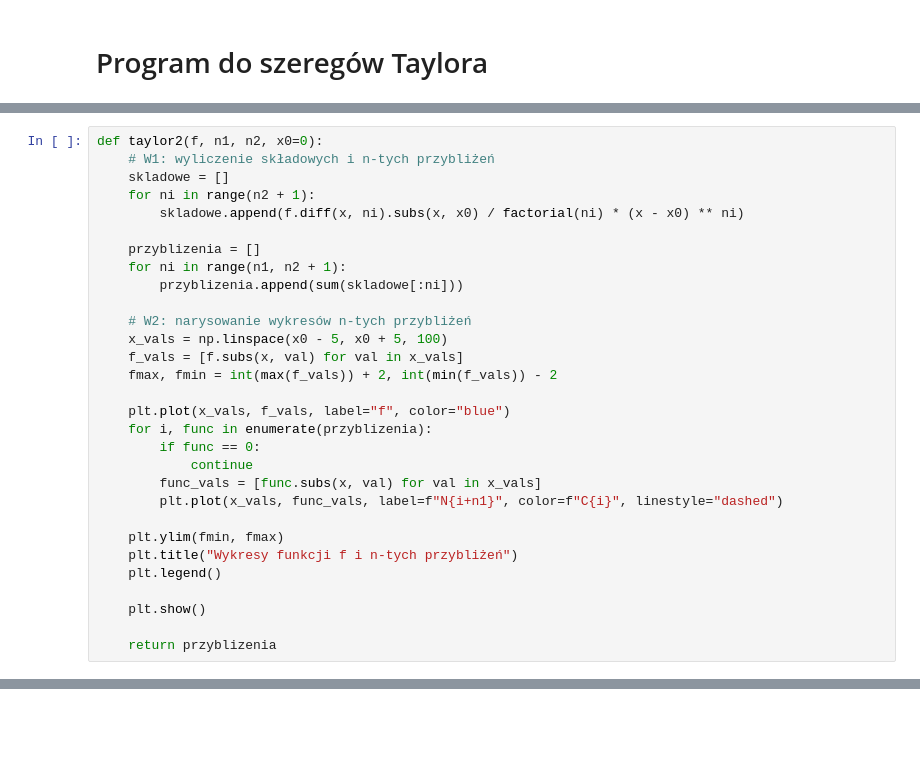
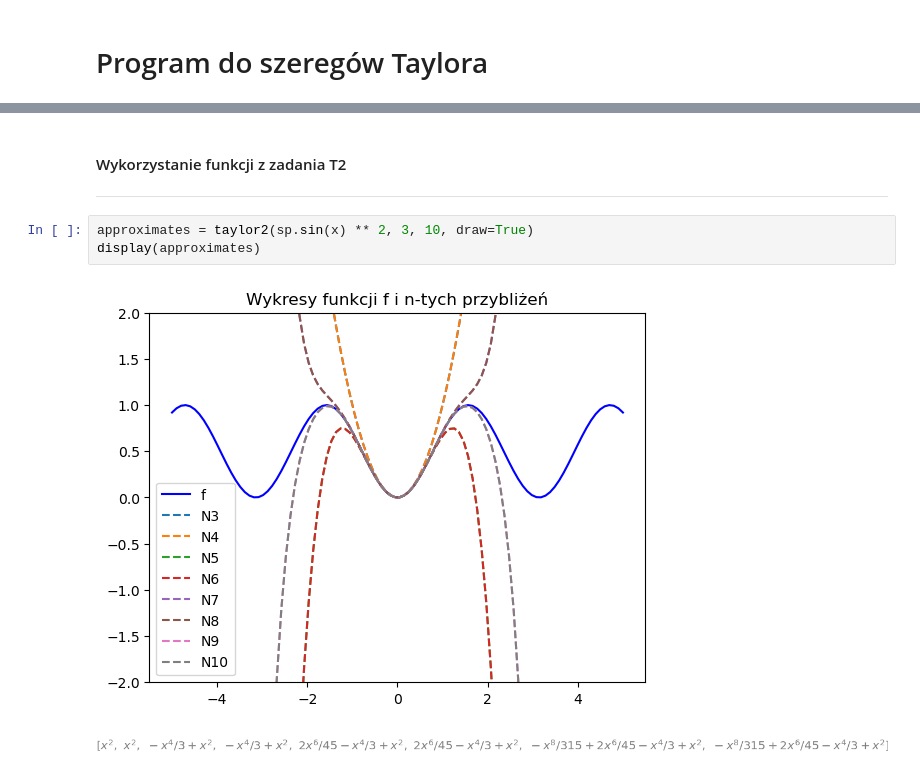
Before and after one commit to pzajaczkowski/ONWP, a Jupyter notebook: lista6/taylor.ipynb, the cells around one changed output, grey strips where cells are left out. Drawn from its saved outputs; the diff is of its cells as text; blank space fills up the shorter version.

```diff
--- a/lista6/taylor.ipynb
+++ b/lista6/taylor.ipynb
@@ -82,30 +137,0 @@ display(n_aprox)
-# %%
-def taylor2(f, n1, n2, x0=0):
-    # W1: wyliczenie składowych i n-tych przybliżeń
-    skladowe = []
-    for ni in range(n2 + 1):
-        skladowe.append(f.diff(x, ni).subs(x, x0) / factorial(ni) * (x - x0) ** ni)
-
-    przyblizenia = []
-    for ni in range(n1, n2 + 1):
-        przyblizenia.append(sum(skladowe[:ni]))
-
-    # W2: narysowanie wykresów n-tych przybliżeń
-    x_vals = np.linspace(x0 - 5, x0 + 5, 100)
-    f_vals = [f.subs(x, val) for val in x_vals]
-    fmax, fmin = int(max(f_vals)) + 2, int(min(f_vals)) - 2
-
-    plt.plot(x_vals, f_vals, label="f", color="blue")
-    for i, func in enumerate(przyblizenia):
-        if func == 0:
-            continue
-        func_vals = [func.subs(x, val) for val in x_vals]
-        plt.plot(x_vals, func_vals, label=f"N{i+n1}", color=f"C{i}", linestyle="dashed")
-
-    plt.ylim(fmin, fmax)
-    plt.title("Wykresy funkcji f i n-tych przybliżeń")
-    plt.legend()
-
-    plt.show()
-
-    return przyblizenia
@@ -116,0 +138,10 @@ taylor2(sin(x), 3, 6)
+# %% [markdown]
+#### Wykorzystanie funkcji z zadania T2
+
+---
+# %%
+approximates = taylor2(sp.sin(x) ** 2, 3, 10, draw=True)
+display(approximates)
+# %% [output]
+[figure, added]
+[figure, added]
```
Also changed, not shown: parts of 17 cells of this notebook, 3 other files.
